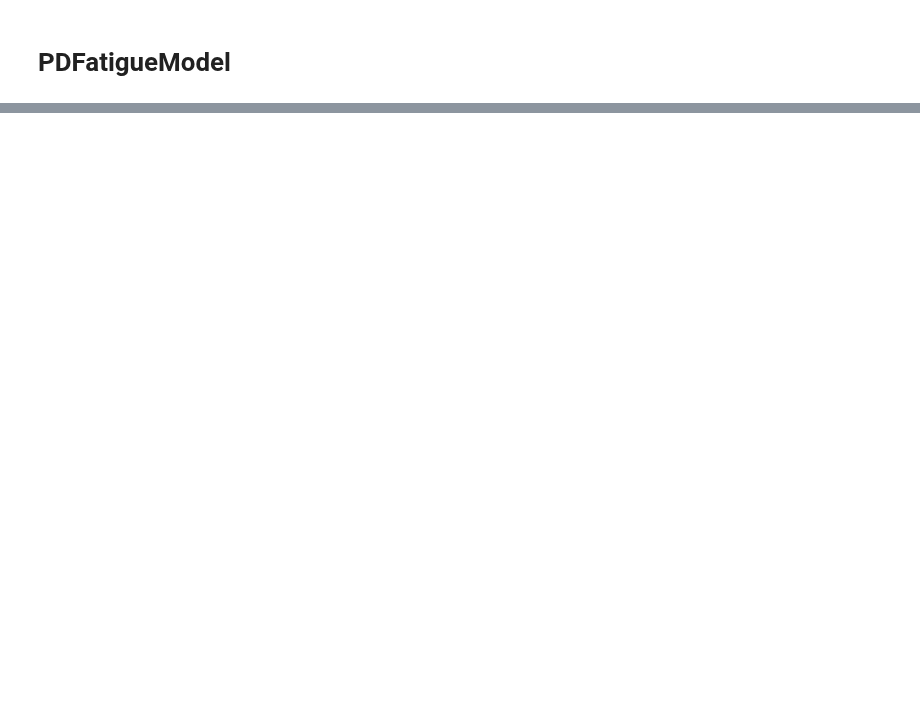
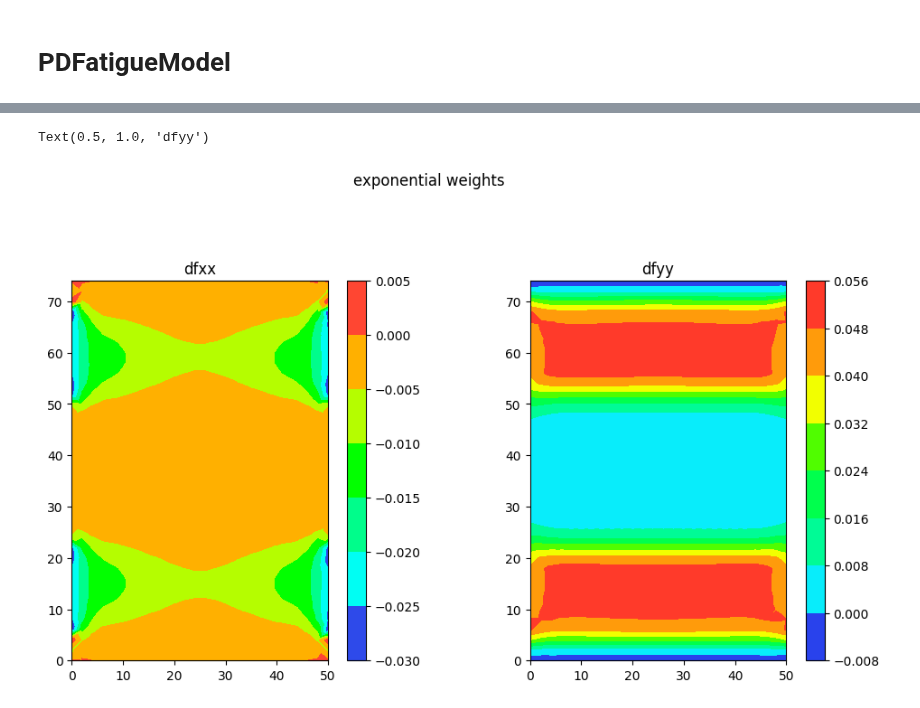
Before and after one commit to fjerenec/Verse2, a Jupyter notebook: notebooks/testing_irregular_disc.ipynb, the cells around one changed output, grey strips where cells are left out. Drawn from its saved outputs; the diff is of its cells as text; code cells hidden in the pictures; blank space fills up the shorter version.

```diff
--- a/notebooks/testing_irregular_disc.ipynb
+++ b/notebooks/testing_irregular_disc.ipynb
@@ -308,0 +329,17 @@ model0.Discretizations.discretizationsTable["TestDisc"].neighbors.shape
+# %%
+fig2 = plt.figure(figsize=(12,12))
+plt.suptitle("exponential weights")
+ax2 = fig2.add_subplot(2,2,1)
+t= ax2.tricontourf(coordVec[:,0],coordVec[:,1],dfxx,cmap = mycmap)
+ax2.set_aspect(1)
+plt.colorbar(t)
+plt.title("dfxx")
+
+ax3 = fig2.add_subplot(2,2,2)
+t2=ax3.tricontourf(coordVec[:,0],coordVec[:,1],dfyy,cmap = mycmap)
+ax3.set_aspect(1)
+plt.colorbar(t2)
+plt.title("dfyy")
+# %% [output]
+Text(0.5, 1.0, 'dfyy')
+[figure, added]
```
Also changed, not shown: parts of 7 cells of this notebook.
